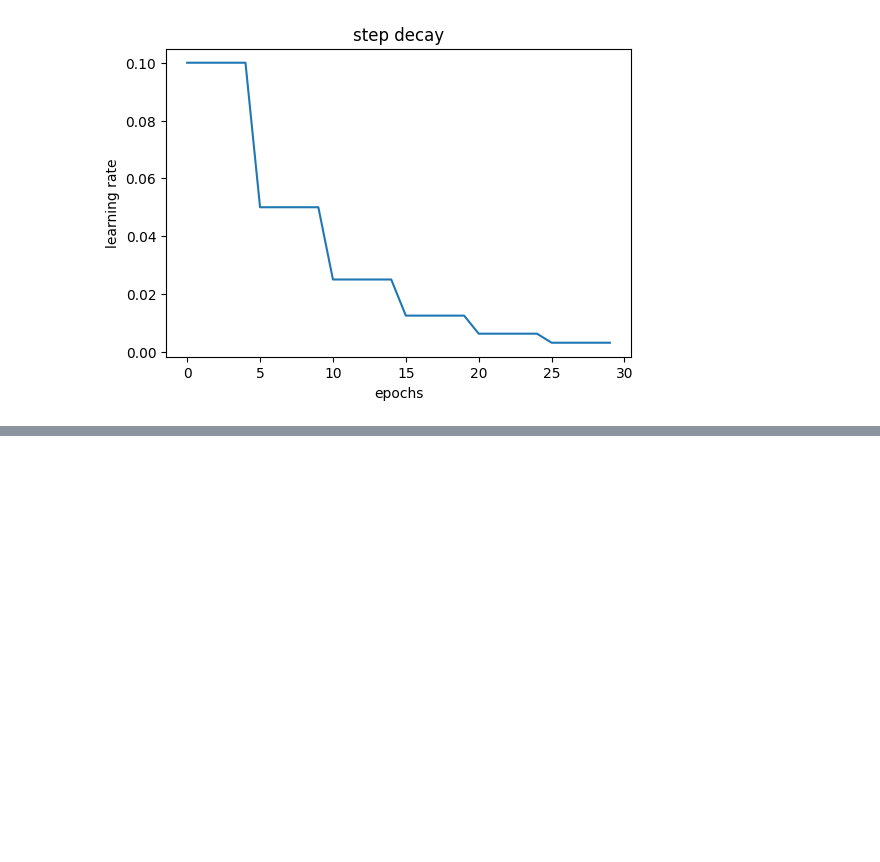
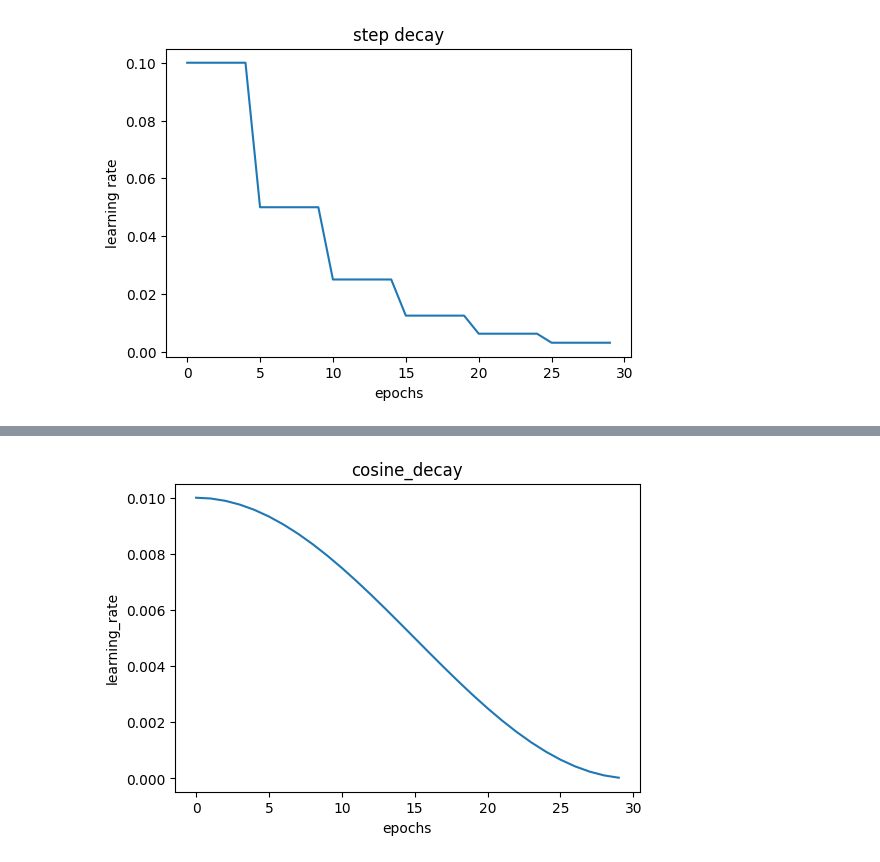
Before and after one commit to SSUcheese/inflearn-cnn-perfect-guide, a Jupyter notebook: learning-rate-scheduler-review.ipynb, the cells around one changed output, grey strips where cells are left out. Saved outputs shown, nothing was run; the diff lists cells and outputs as text; code cells hidden in the pictures; blank space fills up the shorter version.

```diff
--- a/learning-rate-scheduler-review.ipynb
+++ b/learning-rate-scheduler-review.ipynb
@@ -246,0 +375,19 @@ Epoch 15/15
+# %%
+# cosine decay 원리
+
+decay_steps = 30
+alpha = 0.0
+initial_learning_rate = 0.01
+
+def decayed_learning_rate(step):
+    step = min(step, decay_steps)
+    cosine_decay = 0.5 * (1 + np.cos(np.pi * step / decay_steps))
+    decayed = (1 - alpha) * cosine_decay + alpha
+    return initial_learning_rate * decayed
+
+steps_list = range(0,30)
+lr_list = [decayed_learning_rate(step) for step in steps_list]
+
+plot_scheduler(steps_list, lr_list, title='cosine_decay')
+# %% [output]
+[figure, added]
```
Also changed, not shown: parts of 17 cells of this notebook.
